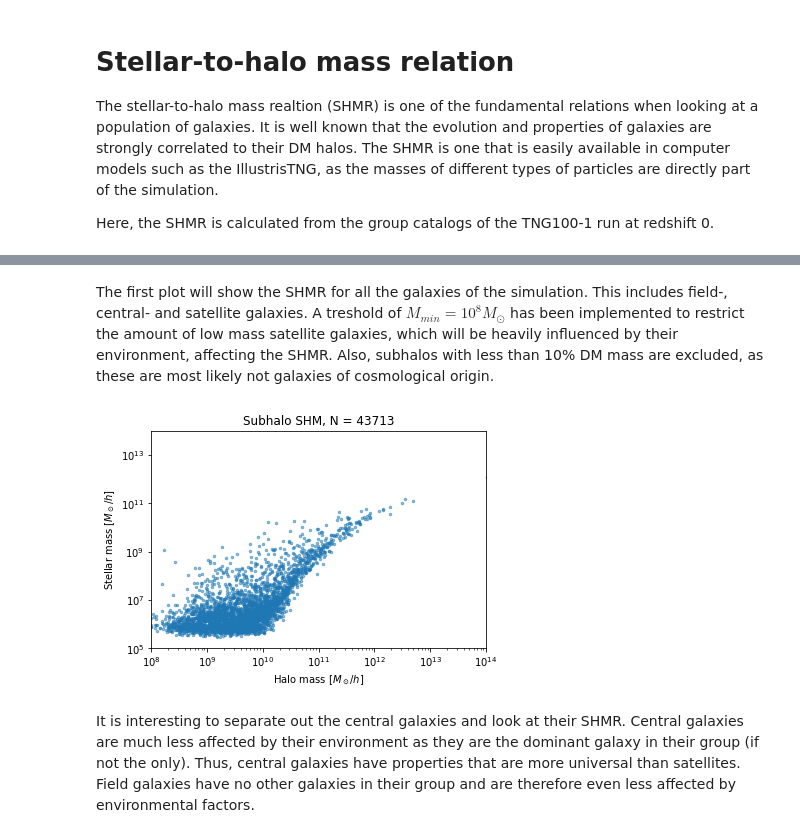
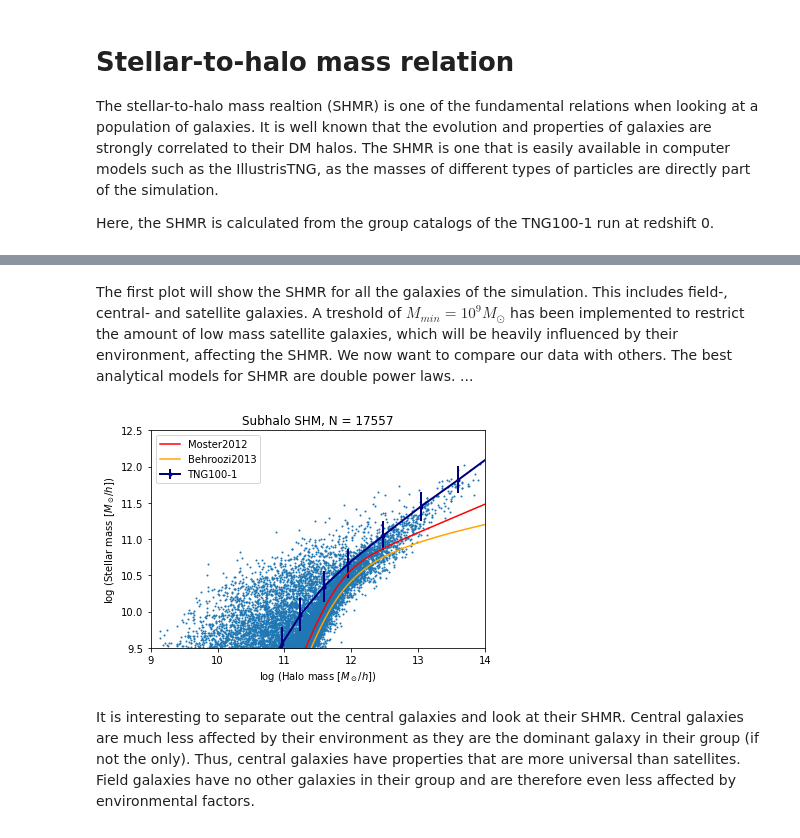
Before and after one commit to choisant/illustris-project, a Jupyter notebook: src/SHMR.ipynb, the cells around one changed output, grey strips where cells are left out. Drawn from its saved outputs; the diff is of its cells as text; code cells hidden in the pictures.

Commit message:
Modifying the SHMR notebook to work with the new df format

```diff
--- a/src/SHMR.ipynb
+++ b/src/SHMR.ipynb
@@ -7,5 +7,9 @@ Here, the SHMR is calculated from the group catalogs of the TNG100-1 run at reds
 # %%
 import illustris_python as il
 import matplotlib.pyplot as plt
+import pandas as pd
 import numpy as np
+
+#constants
+h = 0.678 #Planck 2015
 # %% [markdown]
@@ -42,0 +29,7 @@ step = 100 #use a smaller sample. Set equal to 1 if you want all the data shown.
+# %%
+def doublePowerLaw(b, c, M1, N):
+    xmin, xmax = 10**9, 10**14
+    dx = 10**10
+    x=(np.arange(xmin,xmax,dx))
+    y = 2*N*x*((x/M1)**(-b)+(x/M1)**(c))**(-1)
+    return x,y
@@ -43,30 +52,41 @@ step = 100 #use a smaller sample. Set equal to 1 if you want all the data shown.
+# %%
+def meanValuesLogLog (df, ymin, ymax, dy, ykey, xkey):
+    #Calculate log-mean
+    dfAll = df.sort_values(ykey)
+    ylist = np.arange(ymin, ymax, dy)
+    dictAllMean = {"xMean": [], "yMean": [], "xSigma": [], "ySigma": [] }
+
+    for y in ylist:
+        dfPart = df[df[ykey] > y-dy]
+        dfPart = dfPart[dfPart[ykey] < y+dy]
+        #mean values
+        dictAllMean["yMean"].append(dfPart[ykey].mean())
+        dictAllMean["xMean"].append(dfPart[xkey].mean())
+        #standard deviation gives the error
+        dictAllMean["ySigma"].append(dfPart[ykey].std())
+        dictAllMean["xSigma"].append(dfPart[xkey].std())
+    return pd.DataFrame.from_dict(dictAllMean)
 # %% [markdown]
-The first plot will show the SHMR for all the galaxies of the simulation. This includes field-, central- and satellite galaxies. A treshold of $ M_{min} = 10^{8} M_\odot $ has been implemented to restrict the amount of low mass satellite galaxies, which will be heavily influenced by their environment, affecting the SHMR. Also, subhalos with less than 10% DM mass are excluded, as these are most likely not galaxies of cosmological origin.
+The first plot will show the SHMR for all the galaxies of the simulation. This includes field-, central- and satellite galaxies. A treshold of $ M_{min} = 10^{9} M_\odot $ has been implemented to restrict the amount of low mass satellite galaxies, which will be heavily influenced by their environment, affecting the SHMR.
+We now want to compare our data with others. The best analytical models for SHMR are double power laws. ...
-# %%
-
-for i in range (0,maxSH,step):
-    n = n + 1
-    mass = subhaloMass[i]
-    dm = subhaloMasses[i][1]
-    stellar = subhaloMasses[i][4]
-    ratio = dm/mass
-    #Checking for unwanted subhalos
-    if (subhaloFlag[i] > 0) and (mass>0.01) and ratio>0.1:
-        subhaloDmMass.append(dm*10**10)
-        subhaloStellarMass.append(stellar*10**10)
-
-#Subhalo plot
-area = np.pi*2
-plt.scatter(subhaloDmMass,subhaloStellarMass, s=area, alpha=0.5)
-plt.axis([10**8, 10**14, 10**5, 10**14])
-plt.xscale("log")
-plt.yscale("log")
-
-plt.title("Subhalo SHM, N = " + str(n))
-plt.xlabel(r'Halo mass [$ M_\odot /h $]')
-plt.ylabel(r"Stellar mass [$ M_\odot /h $]")
-plt.show()
-# %% [output]
-[figure, removed]
+# %%
+#Convert to log-log
+dfAll["SubhaloMassDM"] = np.log10(dfAll["SubhaloMassDM"]*10**10)
+dfAll["SubhaloMassStellar"] = np.log10(dfAll["SubhaloMassStellar"]*10**10)
+#Calculate mean values
+dfAllmean = meanValuesLogLog(dfAll, 8.0, 14.0, 0.4, "SubhaloMassStellar", "SubhaloMassDM")
+#Create the plot
+fig, ax = plt.subplots()
+dfAll.plot.scatter(x = "SubhaloMassDM", y = "SubhaloMassStellar", s = 1, ax = ax)
+dfAllmean.plot(x = "xMean", y = "yMean", yerr = "ySigma", marker='o', linewidth=2, markersize=3, c="navy", label = "TNG100-1", ax=ax)
+#Get double power law fit for Moster 2012
+M2012x,M2012y = doublePowerLaw(b = 1.376, c = 0.608,M1 = 10**11.590, N = 0.0351)
+ax.plot(np.log10(M2012x/h),np.log10(M2012y/h), c="red", label= "Moster2012")
+#Behroozi fit
+B2013x,B2013y = behroozi()
+ax.plot((B2013x),(B2013y), c="orange", label= "Behroozi2013")
+formatPlot()
+# %% [output]
+[figure, added]
 # %% [markdown]
 It is interesting to separate out the central galaxies and look at their SHMR. Central galaxies are much less affected by their environment as they are the dominant galaxy in their group (if not the only). Thus, central galaxies have properties that are more universal than satellites. Field galaxies have no other galaxies in their group and are therefore even less affected by environmental factors.
```
Also changed, not shown: parts of 11 cells of this notebook, 4 other files.
